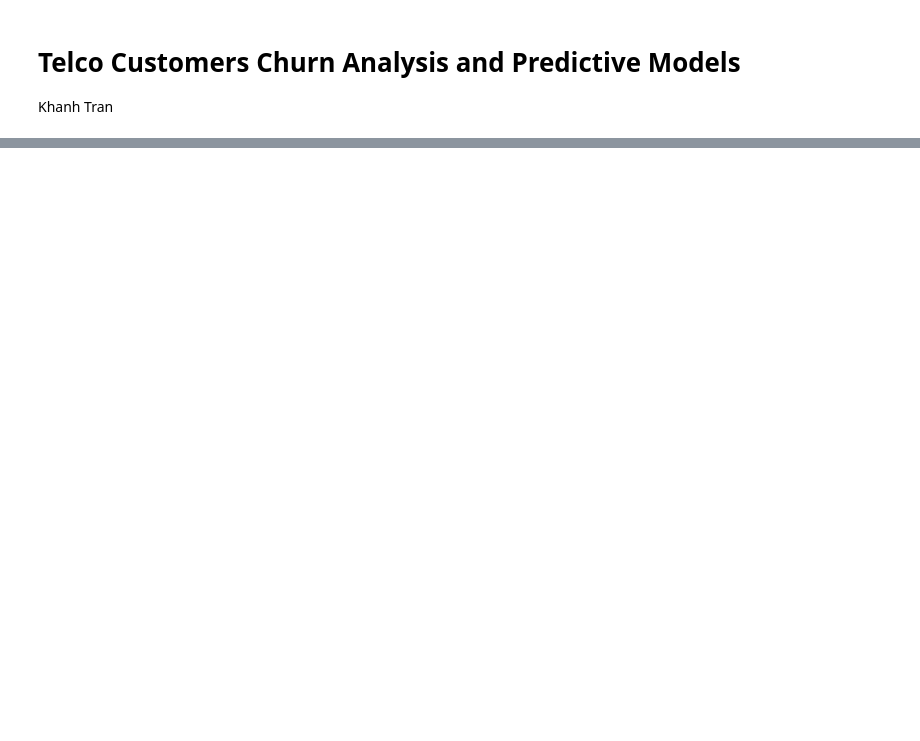
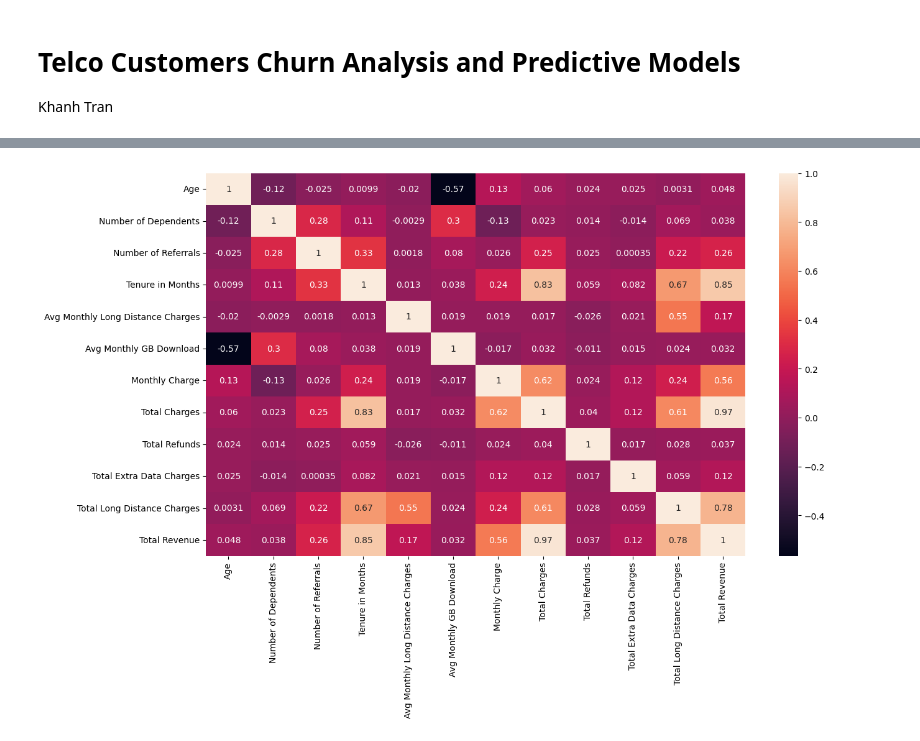
Before and after one commit to khanhgeo/DASC6910-GraduateProject, a Jupyter notebook: 02.Code/TelcoChurn EDA and Model.ipynb, the cells around one changed output, grey strips where cells are left out. Drawn from its saved outputs; the diff is of its cells as text; code cells hidden in the pictures; blank space fills up the shorter version.

```diff
--- a/02.Code/TelcoChurn EDA and Model.ipynb
+++ b/02.Code/TelcoChurn EDA and Model.ipynb
@@ -264,32 +4,0 @@ data.head(), data.isnull().sum().sum()  # Display first few rows and total missi
-# %%
-import matplotlib.pyplot as plt
-import seaborn as sns
-
-# Setting the aesthetics for plots
-sns.set(style="whitegrid")
-
-# Exploratory Data Analysis: Visualizing the distribution of churn
-plt.figure(figsize=(8, 5))
-sns.countplot(x='Customer Status', data=data)
-plt.title('Distribution of Customer Status')
-plt.xlabel('Customer Status')
-plt.ylabel('Count')
-plt.show()
-
-# Analyzing churn rate by gender
-plt.figure(figsize=(8, 5))
-sns.countplot(x='Gender', hue='Customer Status', data=data)
-plt.title('Churn Rate by Gender')
-plt.xlabel('Gender (0: Male, 1: Female)')
-plt.ylabel('Count')
-plt.legend(title='Customer Status')
-plt.show()
-
-# Analyzing churn rate by contract type
-plt.figure(figsize=(8, 5))
-sns.countplot(x='Contract', hue='Customer Status', data=data)
-plt.title('Churn Rate by Contract Type')
-plt.xlabel('Contract Type')
-plt.ylabel('Count')
-plt.legend(title='Customer Status')
-plt.show()
@@ -534,0 +126,7 @@ best_params
+# %%
+# Correlation among numeric variables
+plt.figure(figsize=(14, 8))
+sns.heatmap(data.drop(columns=['Zip Code','Latitude', 'Longitude']).select_dtypes(['int64','float64']).corr(),annot=True)
+plt.show()
+# %% [output]
+[figure, added]
```
Also changed, not shown: parts of 67 cells of this notebook, 3 other files.
